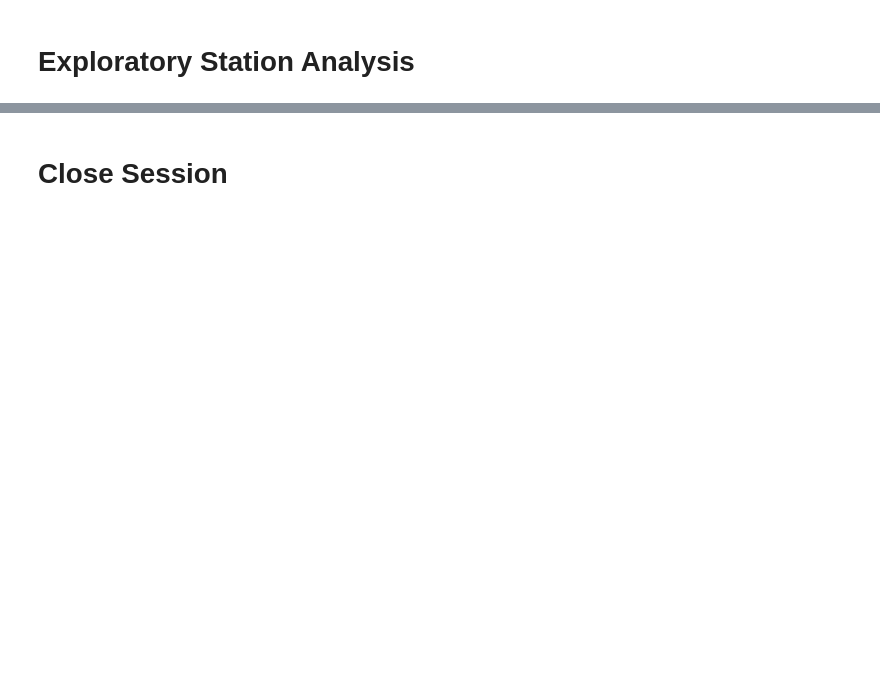
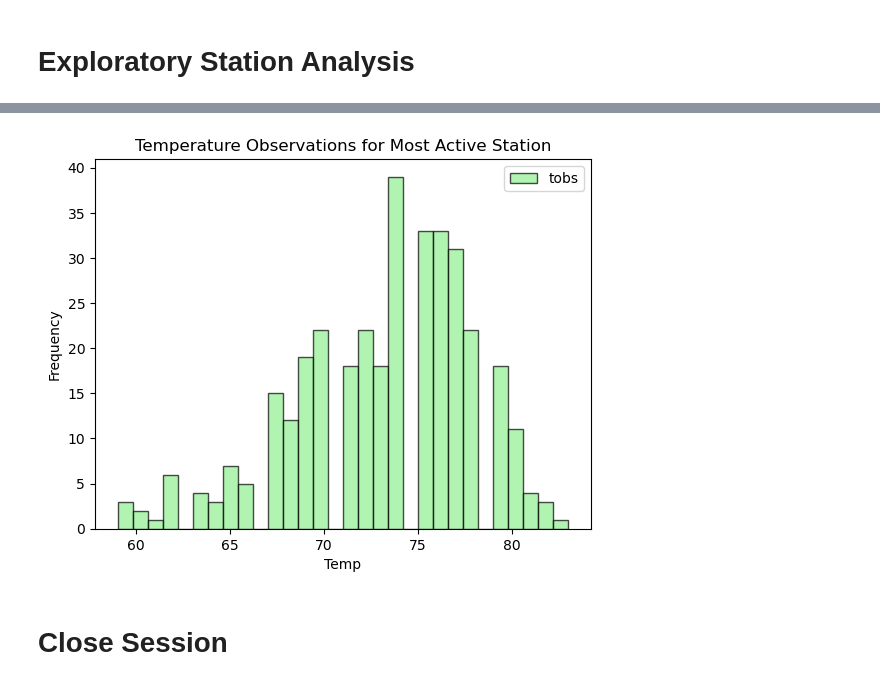
Before and after one commit to Apeterson07/sqlalchemy-challenge, a Jupyter notebook: climate_ipynb.ipynb, the cells around one changed output, grey strips where cells are left out. Saved outputs shown, nothing was run; the diff lists cells and outputs as text; code cells hidden in the pictures; blank space fills up the shorter version.

```diff
--- a/climate_ipynb.ipynb
+++ b/climate_ipynb.ipynb
@@ -120,3 +126,6 @@ df1.head(10)
 # %%
 # Using the most active station id
 # Query the last 12 months of temperature observation data for this station and plot the results as a histogram
+active_station_id = session.query(measurement.id, measurement.station, measurement.date, measurement.prcp, measurement.tobs).filter(measurement.station == 'USC00519281').filter(measurement.date >= "2016-08-23").all()
+asi = pd.DataFrame(active_station_id)
+asi
@@ -123,3 +146,11 @@ df1.head(10)
+# %%
+asi.plot.hist(y='tobs', bins=30, alpha=0.7, color='lightgreen', edgecolor='black')
+plt.title("Temperature Observations for Most Active Station")
+plt.ylabel("Frequency")
+plt.xlabel("Temp")
+plt.show()
+# %% [output]
+[figure, added]
 # %% [markdown]
 # Close Session
 # %%
```
Also changed, not shown: parts of 8 cells of this notebook.
